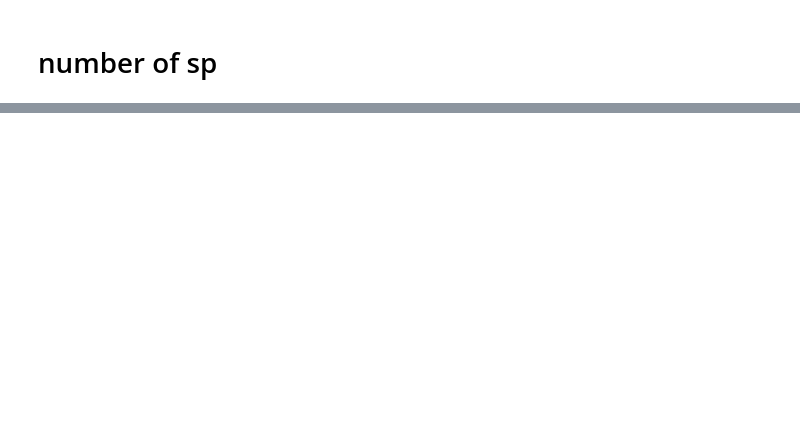
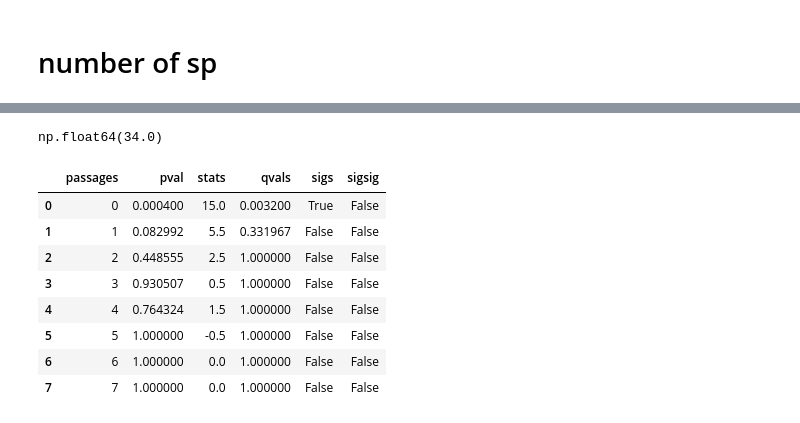
Before and after one commit to sophiejwalton/coalescence-pilot-mgx, a Jupyter notebook: workflow/analysis/coalescence_JSD_fig2.ipynb, the cells around one changed output, grey strips where cells are left out. Cells and saved outputs as stored; diff of their text form; code cells hidden in the pictures; blank space fills up the shorter version.

```diff
--- a/workflow/analysis/coalescence_JSD_fig2.ipynb
+++ b/workflow/analysis/coalescence_JSD_fig2.ipynb
@@ -479,3 +900,14 @@ bokeh.io.show(p)
+# %%
+for passage in df_abun_get_alpha_only_double['passage'].unique():
+    df_abun_get_alpha_only_double_passage = df_abun_get_alpha_only_double.loc[df_abun_get_alpha_only_double['passage']==passage,:]
+    array = df_abun_get_alpha_only_double_passage['counts'].unique()
+    reps = get_boot_strap_conf(array,bsreps = 1000)
+    print(passage, np.median(array), np.percentile(reps,2.5),np.percentile(reps,97.5))
+    for mswitch in df_abun_get_alpha_only_double_passage['mswitch'].unique():
+        print(passage, mswitch)
+        array = df_abun_get_alpha_only_double_passage.loc[df_abun_get_alpha_only_double_passage['mswitch']==mswitch,'counts'].unique()
+        reps = get_boot_strap_conf(array,bsreps = 1000)
+        print(np.median(array), np.percentile(reps,2.5),np.percentile(reps,97.5))
 # %%
 import itertools
 from scipy.stats import false_discovery_control
@@ -490,8 +922,8 @@ for passage in [1,2,3,4,5,6,7]:
     passages.append(passage)
     p1p2_df =  df_abun_get_alpha_only_double.loc[df_abun_get_alpha_only_double['passage']==passage,:]
 
-    x=p1p2_df.loc[p1p2_df['mswitch'],'counts'].values
-    y=p1p2_df.loc[~p1p2_df['mswitch'],'counts'].values
+    x=p1p2_df.loc[p1p2_df['mswitch']=='T','counts'].values
+    y=p1p2_df.loc[p1p2_df['mswitch']=='F','counts'].values
 
 
 
@@ -523,7 +955,8 @@ for mswitch in ['T','F']:
     df_mswitch = df_abun_get_alpha_only_double.loc[(df_abun_get_alpha_only_double['mswitch']==mswitch)+\
         (df_abun_get_alpha_only_double['passage']==0),:]
 
-    for passage_pair in [(0,1),(1,2),(2,3),(3,4),(4,5),(5,6),(6,7),(0,7)]:
+    for passage_pair in [(0,1),(1,2),(2,3),(3,4),(4,5),(5,6),(6,7),(0,7),
+                        (1,7),(2,7),(3,7),(4,7),(5,7),(6,7)]:
         p1,p2 = passage_pair
         mswitchs.append(mswitch)
         passages1.append(p1)
@@ -531,7 +964,7 @@ for mswitch in ['T','F']:
         x=df_mswitch.loc[df_mswitch['passage']==p1,'counts'].values
         y=df_mswitch.loc[df_mswitch['passage']==p2,'counts'].values
         res = permutation_test((x,y),statistic, vectorized=True,permutation_type='independent',
-                           n_resamples=10000, alternative='two-sided')
+                           n_resamples=10000, alternative='greater')
         pvalues.append(res.pvalue)
         stats.append(res.statistic)
 qvals = false_discovery_control(pvalues)
@@ -578,0 +1027,4 @@ bokeh.io.show(p)
+# %%
+df_abun_get_alpha_only_single.loc[df_abun_get_alpha_only_single['passage']==7,'counts'].median()
+# %% [output]
+np.float64(34.0)
@@ -578,0 +1067,37 @@ bokeh.io.show(p)
+# %%
+passages = []
+pvalues = []
+stats = []
+for passage in [0,1,2,3,4,5,6,7]:
+    passages.append(passage)
+    x=  df_abun_get_alpha_only_double.loc[df_abun_get_alpha_only_double['passage']==passage,'counts'].unique()
+    y=df_abun_get_alpha_only_single.loc[df_abun_get_alpha_only_single['passage']==7,'counts'].unique()
+
+  #  x=p1p2_df.loc[p1p2_df['mswitch']=='T','counts'].values
+   # y=p1p2_df.loc[p1p2_df['mswitch']=='F','counts'].values
+
+
+
+    res = permutation_test((x,y),statistic, vectorized=True,permutation_type='independent',
+                           n_resamples=10000, alternative='two-sided')
+    pvalues.append(res.pvalue)
+
+
+    stats.append(res.statistic)
+qvals = false_discovery_control(pvalues)
+df = pd.DataFrame({'passages':passages,
+                   'pval':pvalues,'stats':stats,'qvals':qvals})
+df.sort_values(by='qvals')
+df['sigs']=df['qvals']<.05
+df['sigsig']=df['qvals']<.001
+df.sort_values(by='qvals')
+# %% [output]
+|  | passages | pval | stats | qvals | sigs | sigsig |
+| 0 | 0 | 0.000400 | 15.0 | 0.003200 | True | False |
+| 1 | 1 | 0.082992 | 5.5 | 0.331967 | False | False |
+| 2 | 2 | 0.448555 | 2.5 | 1.000000 | False | False |
+| 3 | 3 | 0.930507 | 0.5 | 1.000000 | False | False |
+| 4 | 4 | 0.764324 | 1.5 | 1.000000 | False | False |
+| 5 | 5 | 1.000000 | -0.5 | 1.000000 | False | False |
+| 6 | 6 | 1.000000 | 0.0 | 1.000000 | False | False |
+| 7 | 7 | 1.000000 | 0.0 | 1.000000 | False | False |
```
Also changed, not shown: parts of 38 cells of this notebook, 17 other files.
